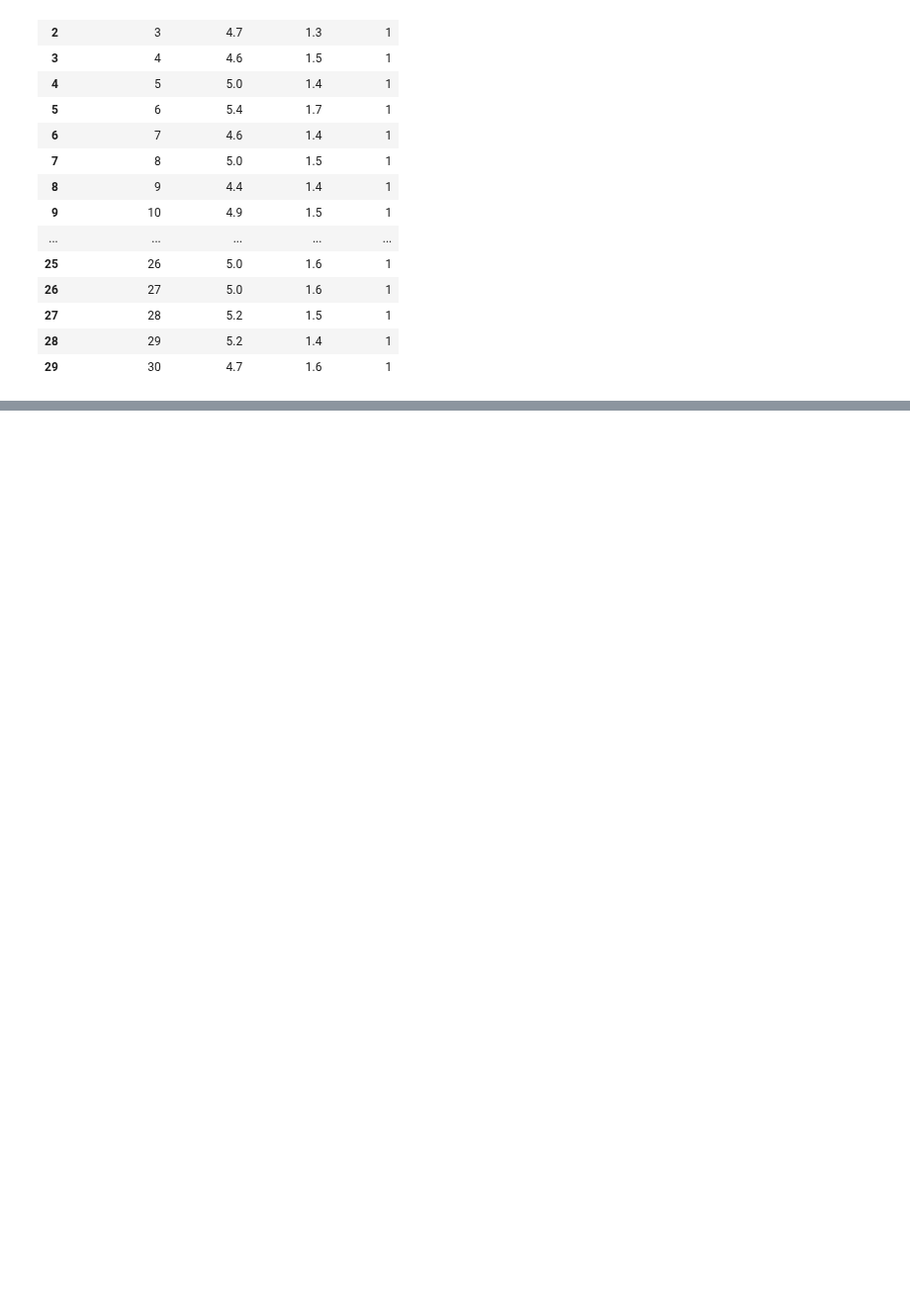
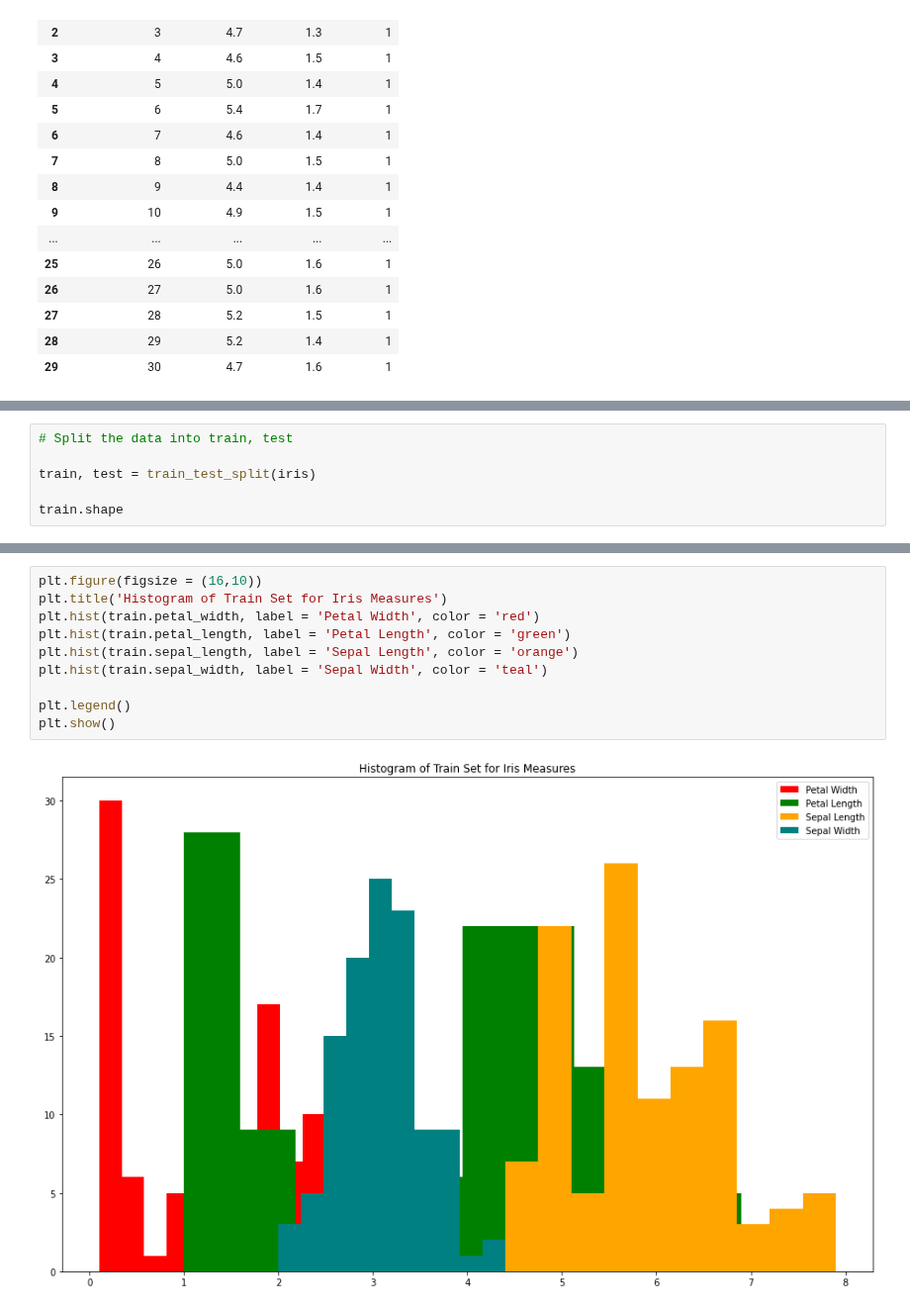
Before and after one commit to stephenkipkurui/regression-exercises, a Jupyter notebook: classification_exercises.ipynb, the cells around one changed output, grey strips where cells are left out. Shown at 99% size. Cells and saved outputs as stored; diff of their text form; blank space fills up the shorter version.

Commit message:
Classification Exercices: Data Acquisition (Acquire, Prepare, Tidy Data, E.D.A)

```diff
--- a/classification_exercises.ipynb
+++ b/classification_exercises.ipynb
@@ -1180,0 +1204,6 @@ cakes.sort_values(by =['recipe','position','oven_temp']).tail(1)
+# %%
+# Split the data into train, test
+
+train, test = train_test_split(iris)
+
+train.shape
@@ -1180,0 +1251,12 @@ cakes.sort_values(by =['recipe','position','oven_temp']).tail(1)
+# %%
+plt.figure(figsize = (16,10))
+plt.title('Histogram of Train Set for Iris Measures')
+plt.hist(train.petal_width, label = 'Petal Width', color = 'red')
+plt.hist(train.petal_length, label = 'Petal Length', color = 'green')
+plt.hist(train.sepal_length, label = 'Sepal Length', color = 'orange')
+plt.hist(train.sepal_width, label = 'Sepal Width', color = 'teal')
+
+plt.legend()
+plt.show()
+# %% [output]
+[figure, added]
```
Also changed, not shown: parts of 134 cells of this notebook.
